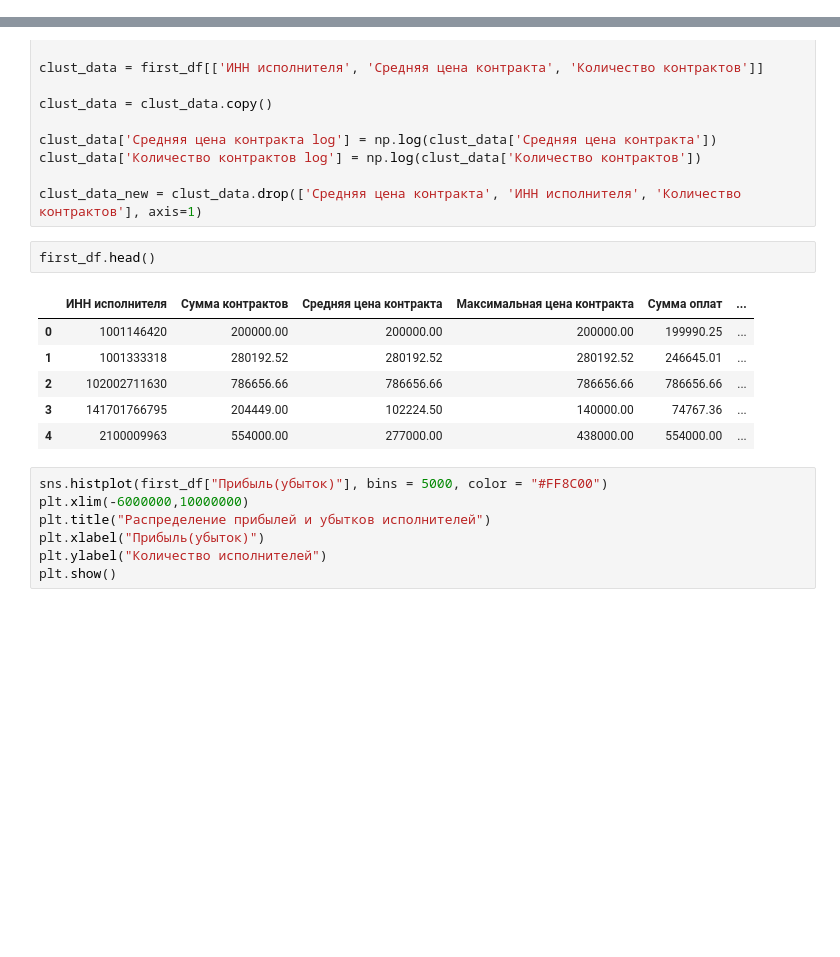
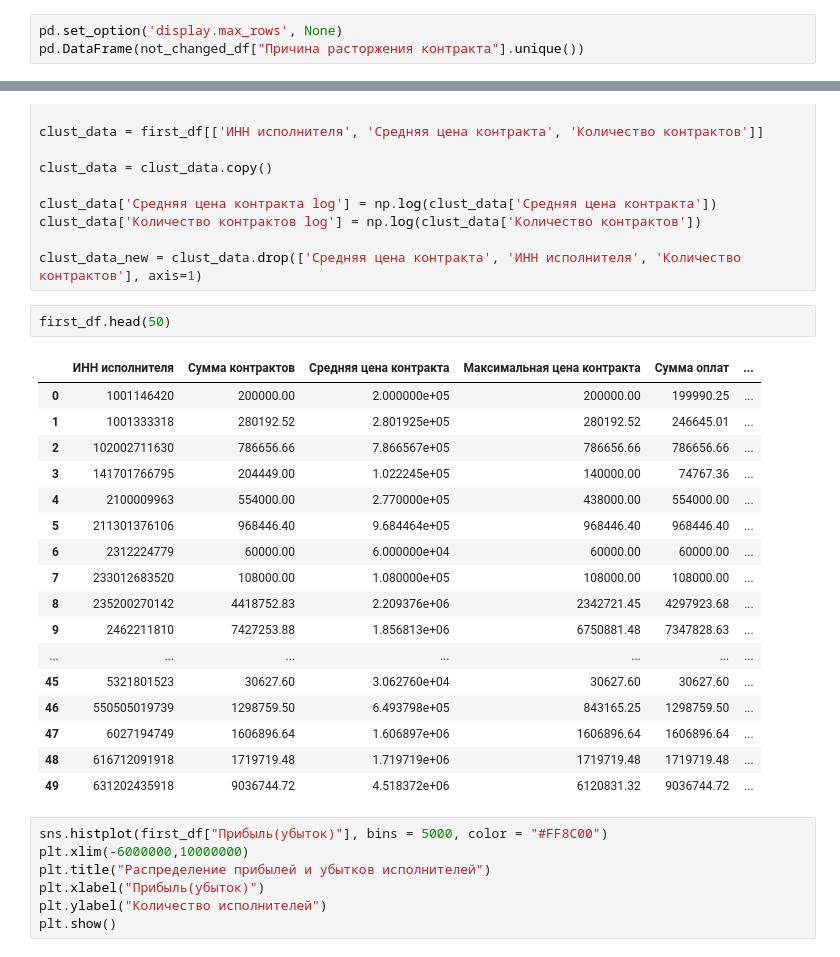
Before and after one commit to Kustarevvv/Contracts, a Jupyter notebook: src/notebooks/Buildings_final.ipynb, the cells around one changed output, grey strips where cells are left out. Drawn from its saved outputs; the diff is of its cells as text; blank space fills up the shorter version.

```diff
--- a/src/notebooks/Buildings_final.ipynb
+++ b/src/notebooks/Buildings_final.ipynb
@@ -42,0 +81,3 @@ not_changed_df.head()
+# %%
+pd.set_option('display.max_rows', None)
+pd.DataFrame(not_changed_df["Причина расторжения контракта"].unique())
@@ -64,14 +123,25 @@ clust_data['Количество контрактов log'] = np.log(clust_data[
 
 clust_data_new = clust_data.drop(['Средняя цена контракта', 'ИНН исполнителя', 'Количество контрактов'], axis=1)
 # %%
-first_df.head()
+first_df.head(50)
 # %% [output]
 |  | ИНН исполнителя | Сумма контрактов | Средняя цена контракта | Максимальная цена контракта | Сумма оплат | ... |
-| 0 | 1001146420 | 200000.00 | 200000.00 | 200000.00 | 199990.25 | ... |
-| 1 | 1001333318 | 280192.52 | 280192.52 | 280192.52 | 246645.01 | ... |
-| 2 | 102002711630 | 786656.66 | 786656.66 | 786656.66 | 786656.66 | ... |
-| 3 | 141701766795 | 204449.00 | 102224.50 | 140000.00 | 74767.36 | ... |
-| 4 | 2100009963 | 554000.00 | 277000.00 | 438000.00 | 554000.00 | ... |
+| 0 | 1001146420 | 200000.00 | 2.000000e+05 | 200000.00 | 199990.25 | ... |
+| 1 | 1001333318 | 280192.52 | 2.801925e+05 | 280192.52 | 246645.01 | ... |
+| 2 | 102002711630 | 786656.66 | 7.866567e+05 | 786656.66 | 786656.66 | ... |
+| 3 | 141701766795 | 204449.00 | 1.022245e+05 | 140000.00 | 74767.36 | ... |
+| 4 | 2100009963 | 554000.00 | 2.770000e+05 | 438000.00 | 554000.00 | ... |
+| 5 | 211301376106 | 968446.40 | 9.684464e+05 | 968446.40 | 968446.40 | ... |
+| 6 | 2312224779 | 60000.00 | 6.000000e+04 | 60000.00 | 60000.00 | ... |
+| 7 | 233012683520 | 108000.00 | 1.080000e+05 | 108000.00 | 108000.00 | ... |
+| 8 | 235200270142 | 4418752.83 | 2.209376e+06 | 2342721.45 | 4297923.68 | ... |
+| 9 | 2462211810 | 7427253.88 | 1.856813e+06 | 6750881.48 | 7347828.63 | ... |
+| ... | ... | ... | ... | ... | ... | ... |
+| 45 | 5321801523 | 30627.60 | 3.062760e+04 | 30627.60 | 30627.60 | ... |
+| 46 | 550505019739 | 1298759.50 | 6.493798e+05 | 843165.25 | 1298759.50 | ... |
+| 47 | 6027194749 | 1606896.64 | 1.606897e+06 | 1606896.64 | 1606896.64 | ... |
+| 48 | 616712091918 | 1719719.48 | 1.719719e+06 | 1719719.48 | 1719719.48 | ... |
+| 49 | 631202435918 | 9036744.72 | 4.518372e+06 | 6120831.32 | 9036744.72 | ... |
 # %%
 sns.histplot(first_df["Прибыль(убыток)"], bins = 5000, color = "#FF8C00")
 plt.xlim(-6000000,10000000)
```
Also changed, not shown: parts of 15 cells of this notebook, 2 other files.
